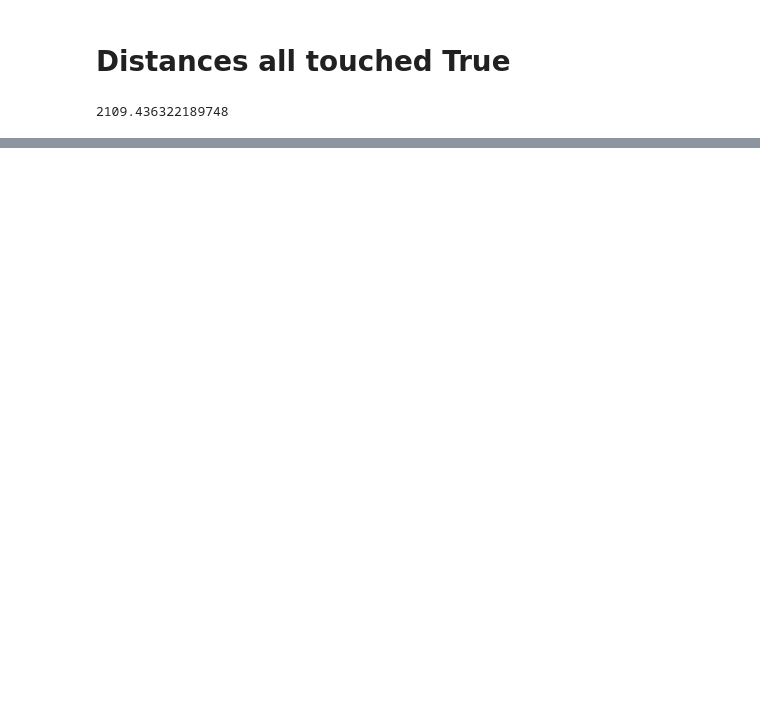
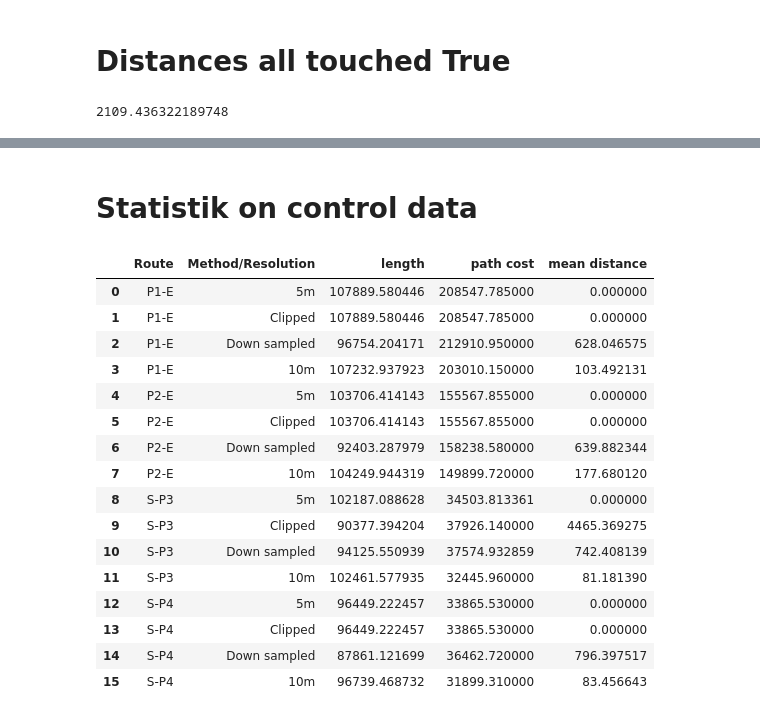
Before and after one commit to sehHeiden/WebProcessing-StandardisedGISAnalysesforCableRoutePlanning, a Jupyter notebook: src/least_cost_path_evaluation.ipynb, the cells around one changed output, grey strips where cells are left out. Saved outputs shown, nothing was run; the diff lists cells and outputs as text; code cells hidden in the pictures; blank space fills up the shorter version.

Commit message:
least_cost_path_evaluation.ipynb
added code for the testing paths

```diff
--- a/src/least_cost_path_evaluation.ipynb
+++ b/src/least_cost_path_evaluation.ipynb
@@ -514,0 +536,2 @@ mean_min_distances_true
+# %% [markdown]
+# Statistik on control data
@@ -514,0 +571,78 @@ mean_min_distances_true
+# %%
+DataFrame({'Route': ['P1-E', 'P1-E', 'P1-E', 'P1-E', 'P2-E','P2-E', 'P2-E', 'P2-E', 'S-P3', 'S-P3', 'S-P3', 'S-P3', 'S-P4', 'S-P4', 'S-P4', 'S-P4',],
+           'Method/Resolution': ['5m', 'Clipped', 'Down sampled', '10m', '5m', 'Clipped', 'Down sampled', '10m', '5m', 'Clipped', 'Down sampled', '10m', '5m', 'Clipped', 'Down sampled', '10m',],
+           'length': [originals_5m[0].geometry.length.to_numpy()[0],
+                      clipped[0].geometry.length.to_numpy()[0],
+                      down_sampled[0].geometry.length.to_numpy()[0],
+                      originals_10m[0].geometry.length.to_numpy()[0],
+
+                      originals_5m[1].geometry.length.to_numpy()[0],
+                      clipped[1].geometry.length.to_numpy()[0],
+                      down_sampled[1].geometry.length.to_numpy()[0],
+                      originals_10m[1].geometry.length.to_numpy()[0],
+
+                      originals_5m[2].geometry.length.to_numpy()[0],
+                      clipped[2].geometry.length.to_numpy()[0],
+                      down_sampled[2].geometry.length.to_numpy()[0],
+                      originals_10m[2].geometry.length.to_numpy()[0],
+
+                      originals_5m[3].geometry.length.to_numpy()[0],
+                      clipped[3].geometry.length.to_numpy()[0],
+                      down_sampled[3].geometry.length.to_numpy()[0],
+                      originals_10m[3].geometry.length.to_numpy()[0],],
+           'path cost': [originals_5m[0]['total cost'].to_numpy()[0]*5,
+                         clipped[0]['total cost'].to_numpy()[0]*5,
+                         down_sampled[0]['total cost'].to_numpy()[0]*10,
+                         originals_10m[0]['total cost'].to_numpy()[0]*10,
+
+                         originals_5m[1]['total cost'].to_numpy()[0]*5,
+                         clipped[1]['total cost'].to_numpy()[0]*5,
+                         down_sampled[1]['total cost'].to_numpy()[0]*10,
+                         originals_10m[1]['total cost'].to_numpy()[0]*10,
+
+                         originals_5m[2]['total cost'].to_numpy()[0]*5,
+                         clipped[2]['total cost'].to_numpy()[0]*5,
+                         down_sampled[2]['total cost'].to_numpy()[0]*10,
+                         originals_10m[2]['total cost'].to_numpy()[0]*10,
+
+                         originals_5m[3]['total cost'].to_numpy()[0]*5,
+                         clipped[3]['total cost'].to_numpy()[0]*5,
+                         down_sampled[3]['total cost'].to_numpy()[0]*10,
+                         originals_10m[3]['total cost'].to_numpy()[0]*10,],
+           'mean distance': [0,
+                             mean_distances_clipped[0],
+                             mean_distances_down[0],
+                             mean_distances_10m[0],
+
+                             0,
+                             mean_distances_clipped[1],
+                             mean_distances_down[1],
+                             mean_distances_10m[1],
+
+                             0,
+                             mean_distances_clipped[2],
+                             mean_distances_down[2],
+                             mean_distances_10m[2],
+
+                             0,
+                             mean_distances_clipped[3],
+                             mean_distances_down[3],
+                             mean_distances_10m[3]],})
+# %% [output]
+|  | Route | Method/Resolution | length | path cost | mean distance |
+| 0 | P1-E | 5m | 107889.580446 | 208547.785000 | 0.000000 |
+| 1 | P1-E | Clipped | 107889.580446 | 208547.785000 | 0.000000 |
+| 2 | P1-E | Down sampled | 96754.204171 | 212910.950000 | 628.046575 |
+| 3 | P1-E | 10m | 107232.937923 | 203010.150000 | 103.492131 |
+| 4 | P2-E | 5m | 103706.414143 | 155567.855000 | 0.000000 |
+| 5 | P2-E | Clipped | 103706.414143 | 155567.855000 | 0.000000 |
+| 6 | P2-E | Down sampled | 92403.287979 | 158238.580000 | 639.882344 |
+| 7 | P2-E | 10m | 104249.944319 | 149899.720000 | 177.680120 |
+| 8 | S-P3 | 5m | 102187.088628 | 34503.813361 | 0.000000 |
+| 9 | S-P3 | Clipped | 90377.394204 | 37926.140000 | 4465.369275 |
+| 10 | S-P3 | Down sampled | 94125.550939 | 37574.932859 | 742.408139 |
+| 11 | S-P3 | 10m | 102461.577935 | 32445.960000 | 81.181390 |
+| 12 | S-P4 | 5m | 96449.222457 | 33865.530000 | 0.000000 |
+| 13 | S-P4 | Clipped | 96449.222457 | 33865.530000 | 0.000000 |
+| 14 | S-P4 | Down sampled | 87861.121699 | 36462.720000 | 796.397517 |
+| 15 | S-P4 | 10m | 96739.468732 | 31899.310000 | 83.456643 |
```
Also changed, not shown: parts of 11 cells of this notebook.
